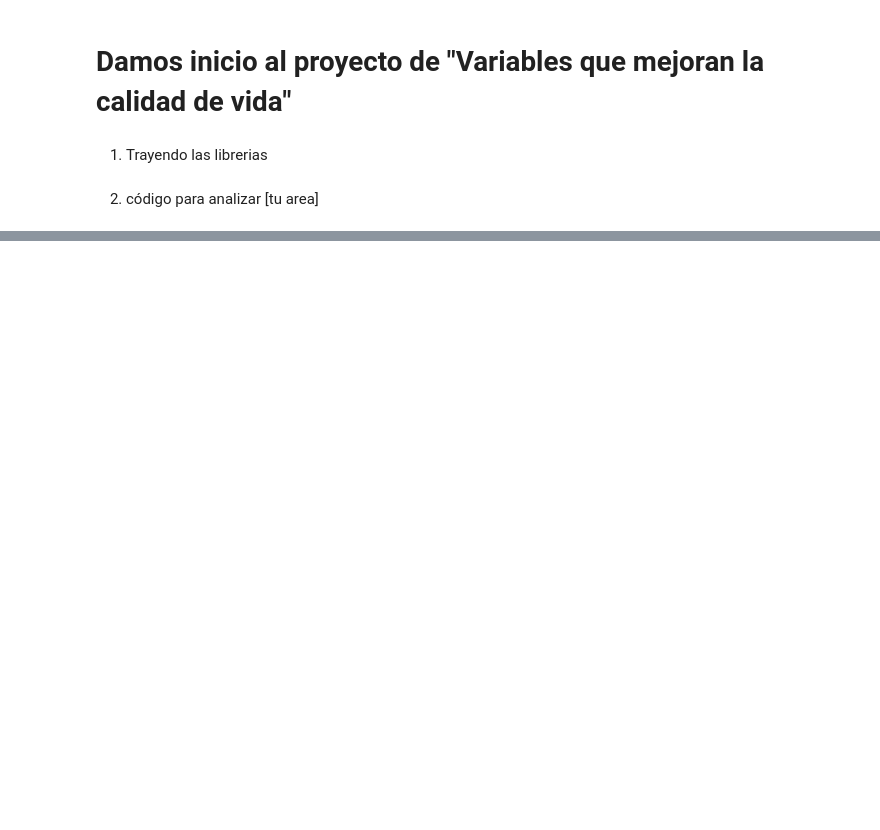
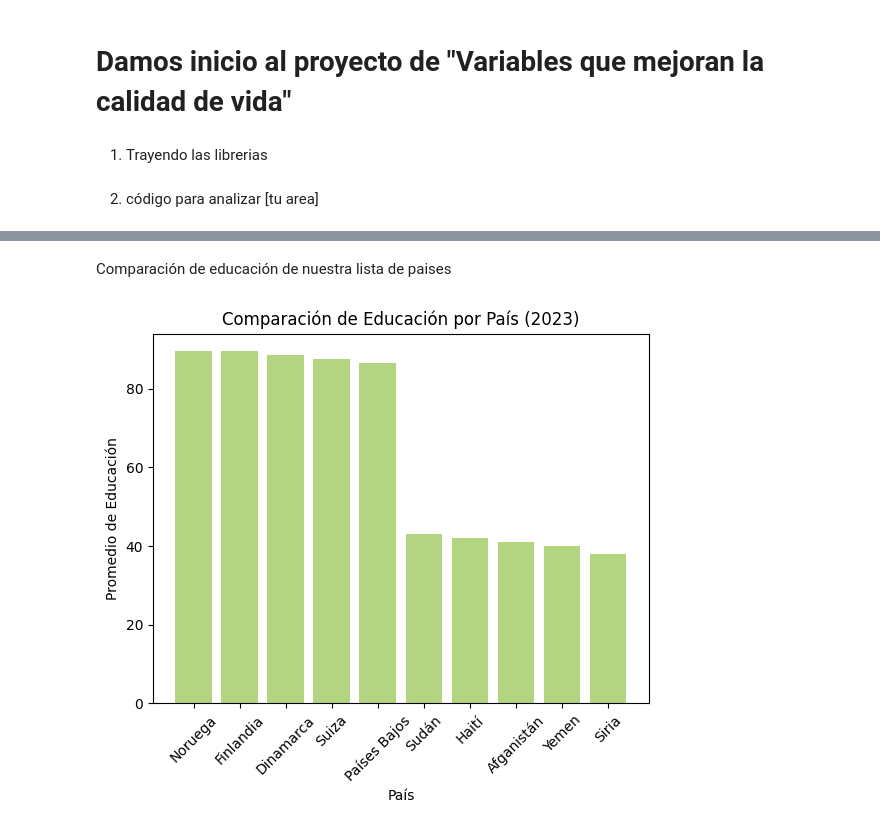
Before and after one commit to VzGabo/hallacas, a Jupyter notebook: proyecto/index.ipynb, the cells around one changed output, grey strips where cells are left out. Saved outputs shown, nothing was run; the diff lists cells and outputs as text; code cells hidden in the pictures; blank space fills up the shorter version.

Commit message:
datos educativos

```diff
--- a/proyecto/index.ipynb
+++ b/proyecto/index.ipynb
@@ -38,0 +44,35 @@ df.head() # Los 10 países a trabajar
+# %% [markdown]
+Comparación de educación de nuestra lista de paises
+# %%
+class Data:
+    #Leer data
+
+    def read_data(self) -> pd.DataFrame:
+        try:
+            file_path = '../informacion/informacion_calidad_vida.csv'
+            dataframe = pd.read_csv(file_path)
+            return dataframe
+        except FileNotFoundError:
+            print("El archivo de datos no se encontró.")
+            return None
+
+    def datos_educativos(self):
+        data = self.read_data()
+        if data is None:
+            return None  # Verifica si los datos son nulos
+
+        # Calcular el promedio de educación por país y ordenar
+        df_promedio = data.groupby('País')['Educación'].mean().sort_values(ascending=False).head(10)
+        plt.bar(df_promedio.index, df_promedio.values, color='#b3d481')
+        plt.xlabel('País')
+        plt.ylabel('Promedio de Educación')
+        plt.title('Comparación de Educación por País (2023)')
+        plt.xticks(rotation=45)
+        plt.show()
+
+        return df_promedio
+
+# Ejecutar
+df = Data().datos_educativos()
+# %% [output]
+[figure, added]
```
Also changed, not shown: parts of 4 cells of this notebook.
